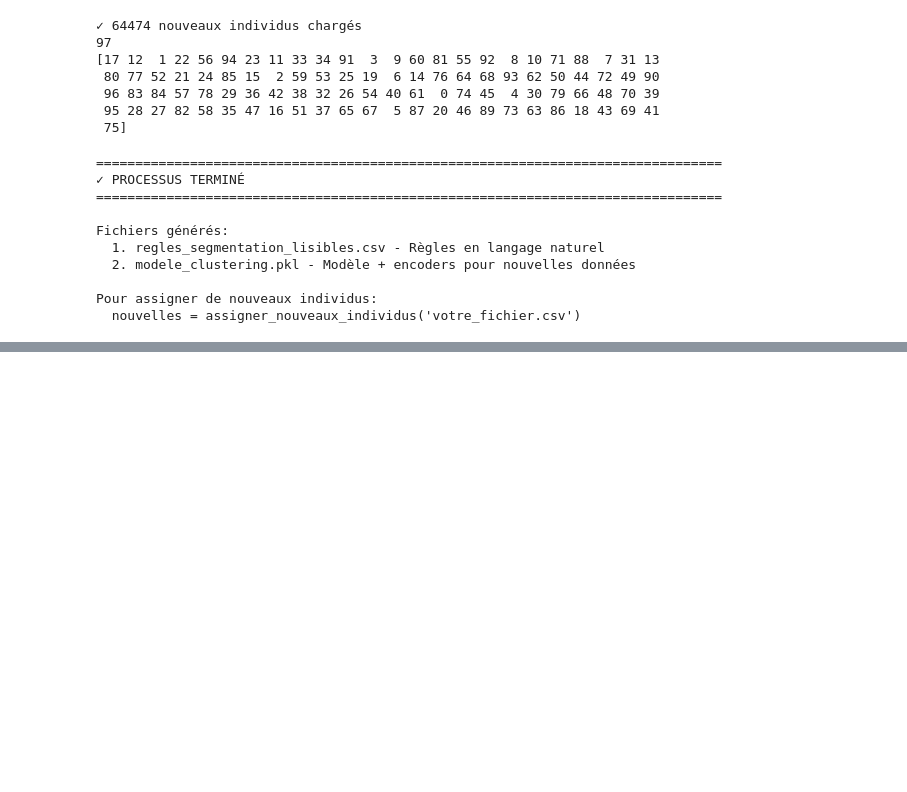
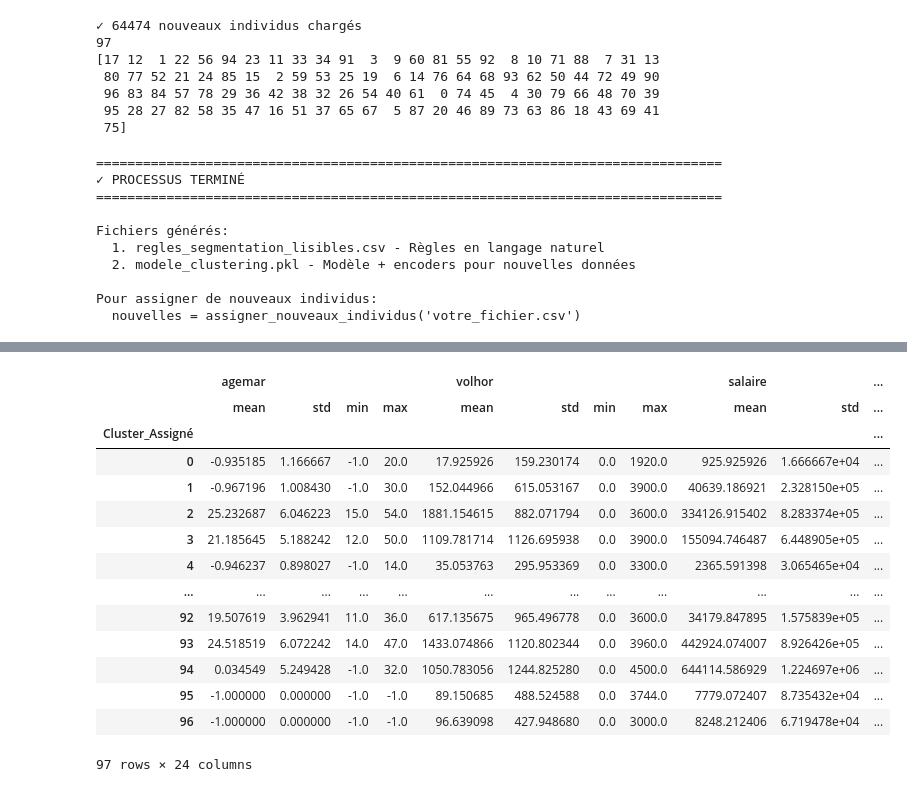
Before and after one commit to Didi17ane/Tyli_DataViz, a Jupyter notebook: SCORING/decisiontree.ipynb, the cells around one changed output, grey strips where cells are left out. Cells and saved outputs as stored; diff of their text form; code cells hidden in the pictures; blank space fills up the shorter version.

```diff
--- a/SCORING/decisiontree.ipynb
+++ b/SCORING/decisiontree.ipynb
@@ -537,0 +541,3 @@ Pour assigner de nouveaux individus:
+# %%
+df_anstat = pd.read_csv("./anstat_assignation.csv")
+df_anstat
@@ -537,0 +678,4 @@ Pour assigner de nouveaux individus:
+# %%
+variables_categorielles = ['lien', 'religion', 'ethnie', 'nation', 'aff30j', 'durarr', 'educ_scol', 'educ_hi', 'diplome', 'activ7j', 'activ12m', 'branch', 'sectins', 'csp', 'sectins_sec', 'csp_sec', 'serviceconsult', 'persconsult', 'age_grp', 'logem']
+variables_numeriques = ['agemar', 'volhor', 'salaire', 'volhor_sec', 'salaire_sec', 'superf']
+variables_binaires = ['resid', 'mal30j', 'arrmal', 'con30j', 'hos12m', 'couvmal', 'handit', 'handig', 'alfa', 'alfa2', 'scol', 'emploi_sec', 'telpor', 'internet', 'a_assurance', 'alphabete', 'elec_ac', 'elec_ur', 'elec_ua', 'tv', 'fer', 'frigo', 'cuisin', 'ordin', 'decod', 'car', 'Stg_formel']
@@ -537,0 +694,24 @@ Pour assigner de nouveaux individus:
+# %%
+# Stats numériques
+stats_num = (
+    df_anstat
+    .groupby("Cluster_Assigné")[variables_numeriques]
+    .agg(["mean", "std", "min", "max"])
+)
+stats_num
+# %% [output]
+|  | agemar |  |  |  | volhor |  |  |  | salaire |  | ... |
+|  | mean | std | min | max | mean | std | min | max | mean | std | ... |
+| Cluster_Assigné |  |  |  |  |  |  |  |  |  |  | ... |
+| 0 | -0.935185 | 1.166667 | -1.0 | 20.0 | 17.925926 | 159.230174 | 0.0 | 1920.0 | 925.925926 | 1.666667e+04 | ... |
+| 1 | -0.967196 | 1.008430 | -1.0 | 30.0 | 152.044966 | 615.053167 | 0.0 | 3900.0 | 40639.186921 | 2.328150e+05 | ... |
+| 2 | 25.232687 | 6.046223 | 15.0 | 54.0 | 1881.154615 | 882.071794 | 0.0 | 3600.0 | 334126.915402 | 8.283374e+05 | ... |
+| 3 | 21.185645 | 5.188242 | 12.0 | 50.0 | 1109.781714 | 1126.695938 | 0.0 | 3900.0 | 155094.746487 | 6.448905e+05 | ... |
+| 4 | -0.946237 | 0.898027 | -1.0 | 14.0 | 35.053763 | 295.953369 | 0.0 | 3300.0 | 2365.591398 | 3.065465e+04 | ... |
+| ... | ... | ... | ... | ... | ... | ... | ... | ... | ... | ... | ... |
+| 92 | 19.507619 | 3.962941 | 11.0 | 36.0 | 617.135675 | 965.496778 | 0.0 | 3600.0 | 34179.847895 | 1.575839e+05 | ... |
+| 93 | 24.518519 | 6.072242 | 14.0 | 47.0 | 1433.074866 | 1120.802344 | 0.0 | 3960.0 | 442924.074007 | 8.926426e+05 | ... |
+| 94 | 0.034549 | 5.249428 | -1.0 | 32.0 | 1050.783056 | 1244.825280 | 0.0 | 4500.0 | 644114.586929 | 1.224697e+06 | ... |
+| 95 | -1.000000 | 0.000000 | -1.0 | -1.0 | 89.150685 | 488.524588 | 0.0 | 3744.0 | 7779.072407 | 8.735432e+04 | ... |
+| 96 | -1.000000 | 0.000000 | -1.0 | -1.0 | 96.639098 | 427.948680 | 0.0 | 3000.0 | 8248.212406 | 6.719478e+04 | ... |
+97 rows × 24 columns
```
Also changed, not shown: parts of 24 cells of this notebook, 1 other file.
